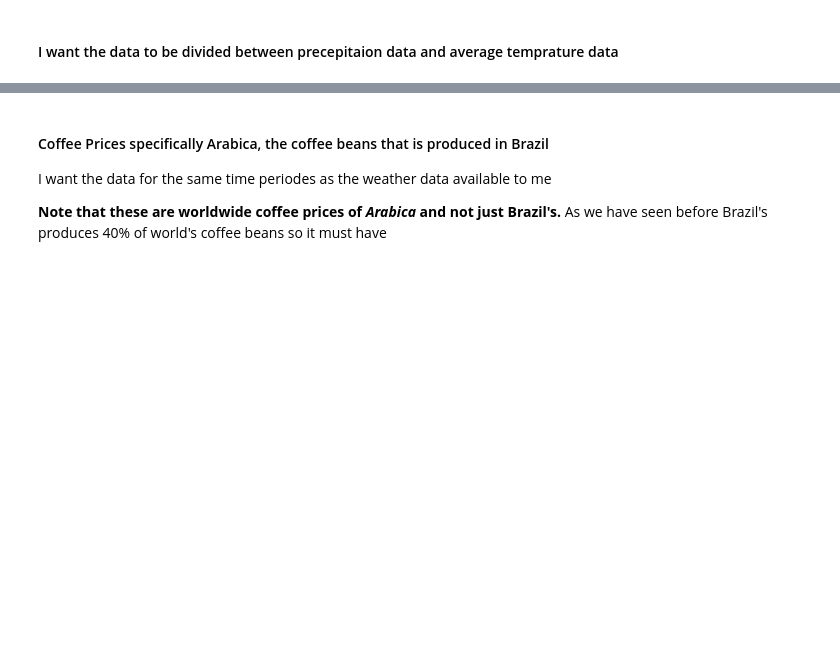
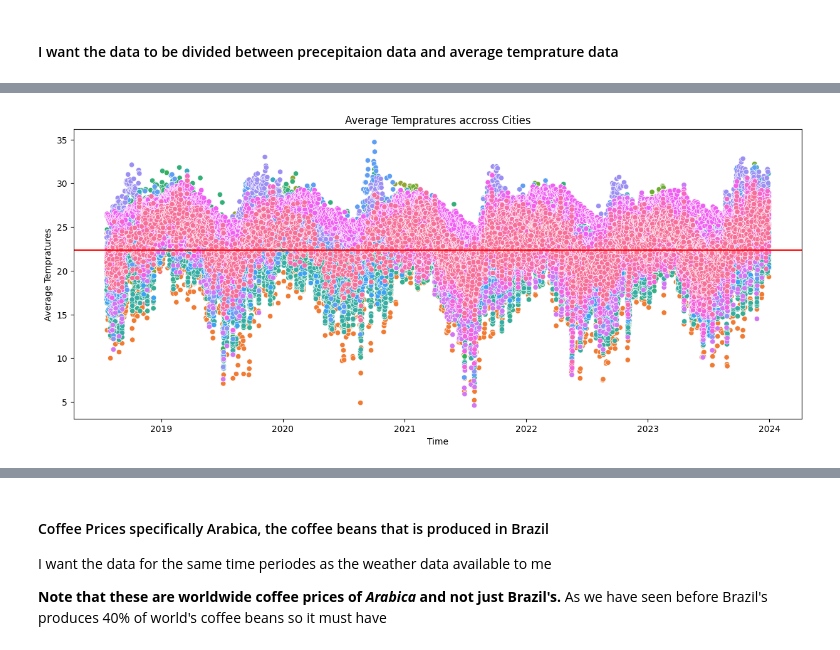
Before and after one commit to maseehfaizan/Project_code, a Jupyter notebook: Master.ipynb, the cells around one changed output, grey strips where cells are left out. Drawn from its saved outputs; the diff is of its cells as text; code cells hidden in the pictures; blank space fills up the shorter version.

Commit message:
Saved weather data, and created various plots to visualize the data

```diff
--- a/Master.ipynb
+++ b/Master.ipynb
@@ -166,0 +153,22 @@ plt.show()
+# %%
+# Computing the temprature mean across cities and time.
+average_temp = tavg_df['Average Temperature'].mean()
+#This changes the DataFrame from a wide format to a long format where each
+#row represents a single observation, making it easier to plot using functions that expect data in this format.
+df_melted = tavg_df.reset_index().melt(id_vars='time', var_name='variable', value_name='value')
+
+# Create a plot using Seaborn
+plt.figure(figsize=(15, 6))
+sns.scatterplot(data=df_melted, x='time', y='value', hue='variable',legend=False)
+
+
+# Adding labels and title
+plt.xlabel('Time')
+plt.ylabel('Average Tempratures')
+plt.title('Average Tempratures accross Cities')
+plt.axhline(y = average_temp,color='red')
+
+# Show the plot
+plt.show()
+# %% [output]
+[figure, added]
```
Also changed, not shown: parts of 16 cells of this notebook, 1 other file.
